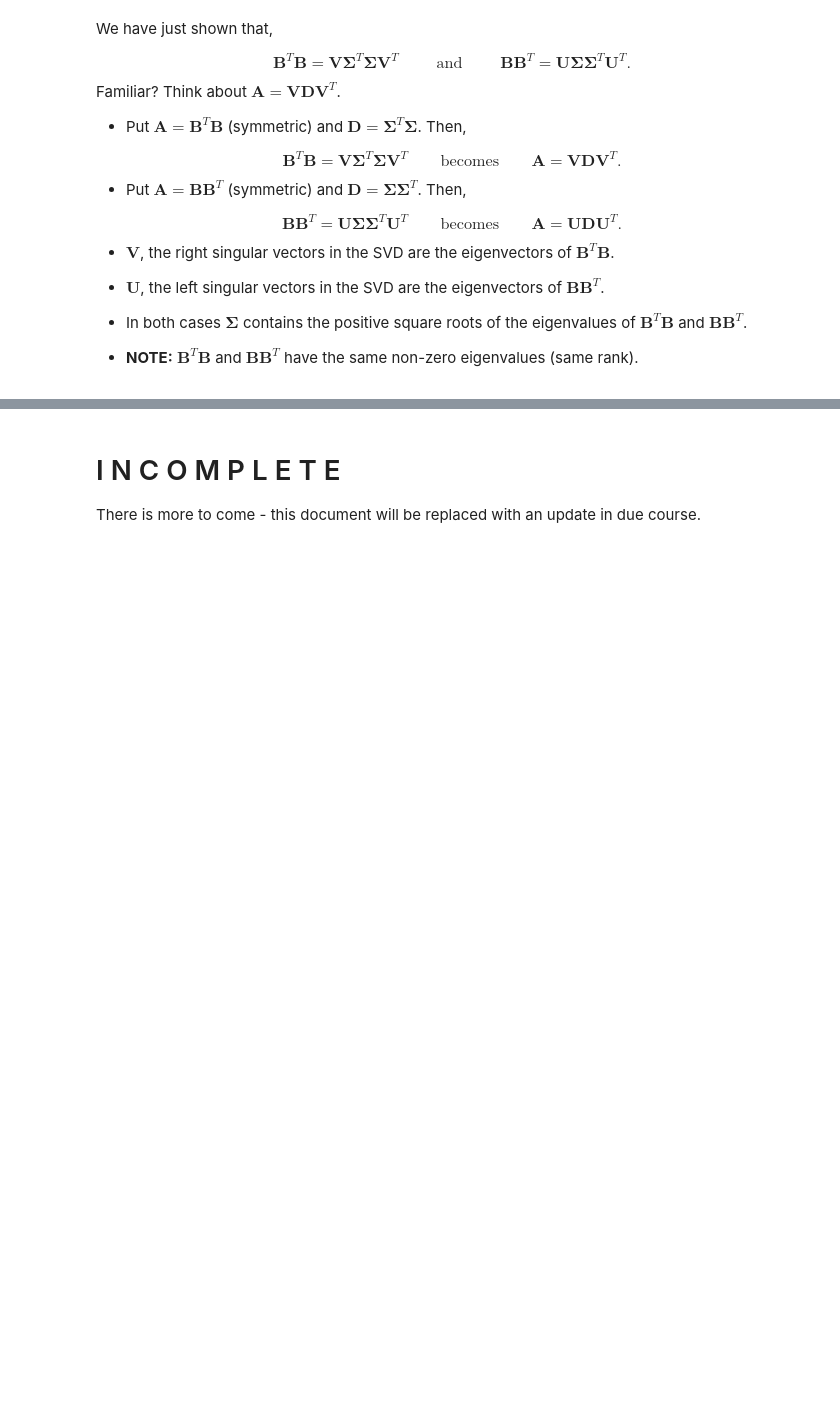
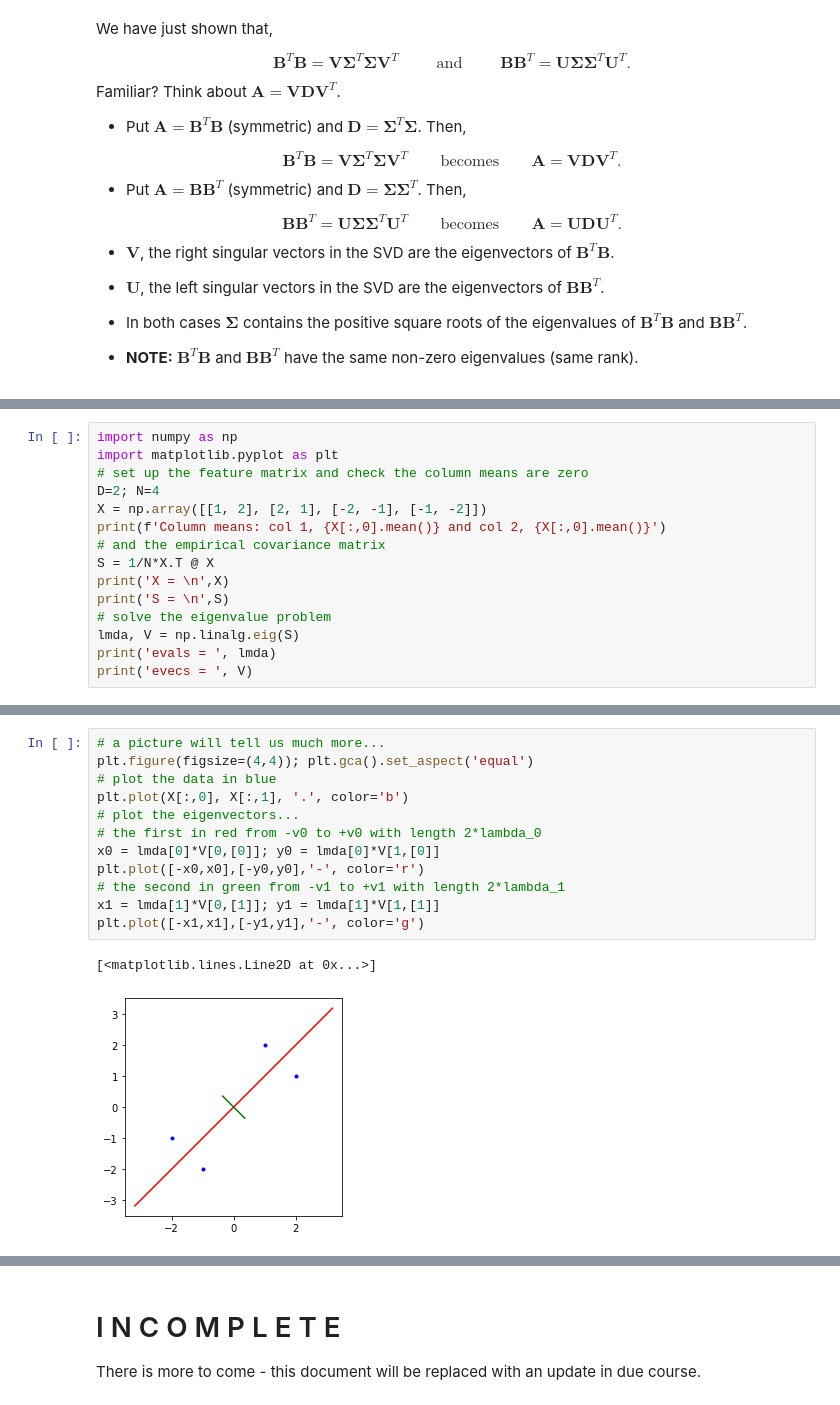
Before and after one commit to variationalform/FML, a Jupyter notebook: notebooks/10_pca.ipynb, the cells around one changed output, grey strips where cells are left out. Saved outputs shown, nothing was run; the diff lists cells and outputs as text; blank space fills up the shorter version.

Commit message:
10_pca much improved, nit lecture ready yet

```diff
--- a/notebooks/10_pca.ipynb
+++ b/notebooks/10_pca.ipynb
@@ -313,0 +515,15 @@ $$
+# %%
+import numpy as np
+import matplotlib.pyplot as plt
+# set up the feature matrix and check the column means are zero
+D=2; N=4
+X = np.array([[1, 2], [2, 1], [-2, -1], [-1, -2]])
+print(f'Column means: col 1, {X[:,0].mean()} and col 2, {X[:,0].mean()}')
+# and the empirical covariance matrix
+S = 1/N*X.T @ X
+print('X = \n',X)
+print('S = \n',S)
+# solve the eigenvalue problem
+lmda, V = np.linalg.eig(S)
+print('evals = ', lmda)
+print('evecs = ', V)
@@ -313,0 +543,15 @@ $$
+# %%
+# a picture will tell us much more...
+plt.figure(figsize=(4,4)); plt.gca().set_aspect('equal')
+# plot the data in blue
+plt.plot(X[:,0], X[:,1], '.', color='b')
+# plot the eigenvectors...
+# the first in red from -v0 to +v0 with length 2*lambda_0
+x0 = lmda[0]*V[0,[0]]; y0 = lmda[0]*V[1,[0]]
+plt.plot([-x0,x0],[-y0,y0],'-', color='r')
+# the second in green from -v1 to +v1 with length 2*lambda_1
+x1 = lmda[1]*V[0,[1]]; y1 = lmda[1]*V[1,[1]]
+plt.plot([-x1,x1],[-y1,y1],'-', color='g')
+# %% [output]
+[<matplotlib.lines.Line2D at 0x...>]
+[figure, added]
```
Also changed, not shown: parts of 61 cells of this notebook.
